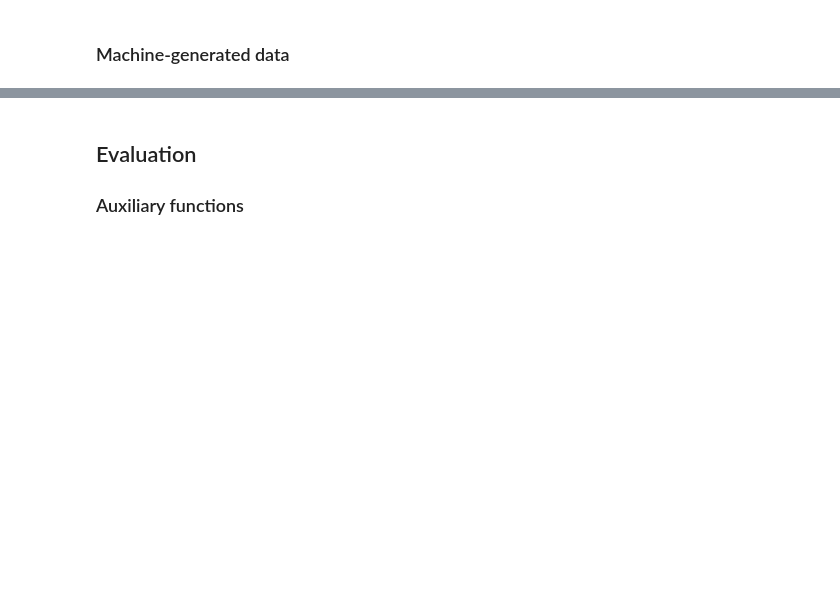
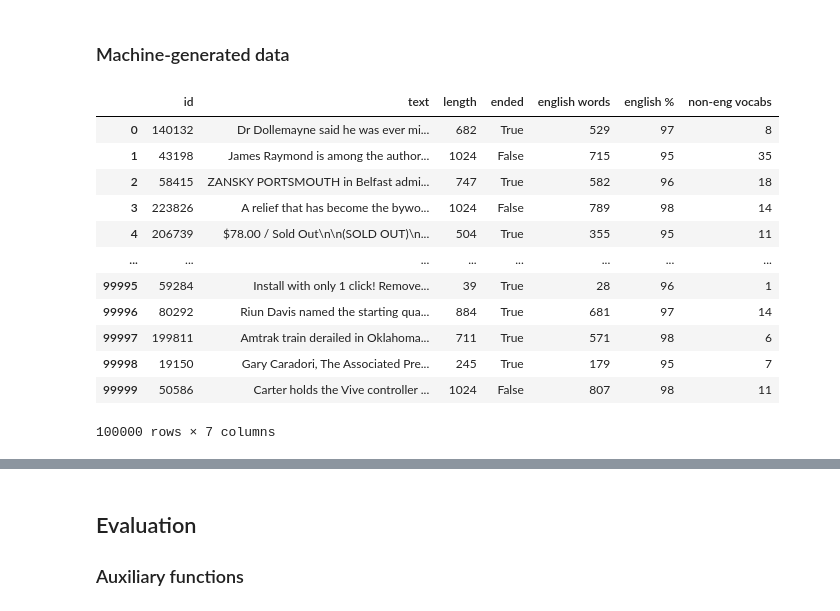
Before and after one commit to bancaditalia/gen-text-detect, a Jupyter notebook: gtc_existing_approaches_solaiman.ipynb, the cells around one changed output, grey strips where cells are left out. Saved outputs shown, nothing was run; the diff lists cells and outputs as text; code cells hidden in the pictures; blank space fills up the shorter version.

```diff
--- a/gtc_existing_approaches_solaiman.ipynb
+++ b/gtc_existing_approaches_solaiman.ipynb
@@ -142,3 +163,27 @@ ds_mg = pd.read_json(os.path.join(data_path, ds_mg_filename), lines = True)
+# %%
+# ds_mg_filename = 'small-117M.train.jsonl'
+# ds_mg = pd.read_json(os.path.join(data_path, ds_mg_filename), lines = True)
+ds_mg_filename = 'xl-1542M.train.jsonl.clean100k.csv'
+ds_mg = pd.read_csv(os.path.join(data_path, ds_mg_filename))
+#
+# with open(os.path.join(data_path, ds_mg_filename), 'r') as file:
+#    ds_mg = [x for x in file.readlines() if x is not None and x != "\n"]
+# %%
+ds_mg
+# %% [output]
+|  | id | text | length | ended | english words | english % | non-eng vocabs |
+| 0 | 140132 | Dr Dollemayne said he was ever mi... | 682 | True | 529 | 97 | 8 |
+| 1 | 43198 | James Raymond is among the author... | 1024 | False | 715 | 95 | 35 |
+| 2 | 58415 | ZANSKY PORTSMOUTH in Belfast admi... | 747 | True | 582 | 96 | 18 |
+| 3 | 223826 | A relief that has become the bywo... | 1024 | False | 789 | 98 | 14 |
+| 4 | 206739 | $78.00 / Sold Out\n\n(SOLD OUT)\n... | 504 | True | 355 | 95 | 11 |
+| ... | ... | ... | ... | ... | ... | ... | ... |
+| 99995 | 59284 | Install with only 1 click! Remove... | 39 | True | 28 | 96 | 1 |
+| 99996 | 80292 | Riun Davis named the starting qua... | 884 | True | 681 | 97 | 14 |
+| 99997 | 199811 | Amtrak train derailed in Oklahoma... | 711 | True | 571 | 98 | 6 |
+| 99998 | 19150 | Gary Caradori, The Associated Pre... | 245 | True | 179 | 95 | 7 |
+| 99999 | 50586 | Carter holds the Vive controller ... | 1024 | False | 807 | 98 | 11 |
+100000 rows × 7 columns
 # %%
 start = time.time()
 payload = evaluate(ds_mg.iloc[20].text)
```
Also changed, not shown: parts of 30 cells of this notebook, 1 other file.
